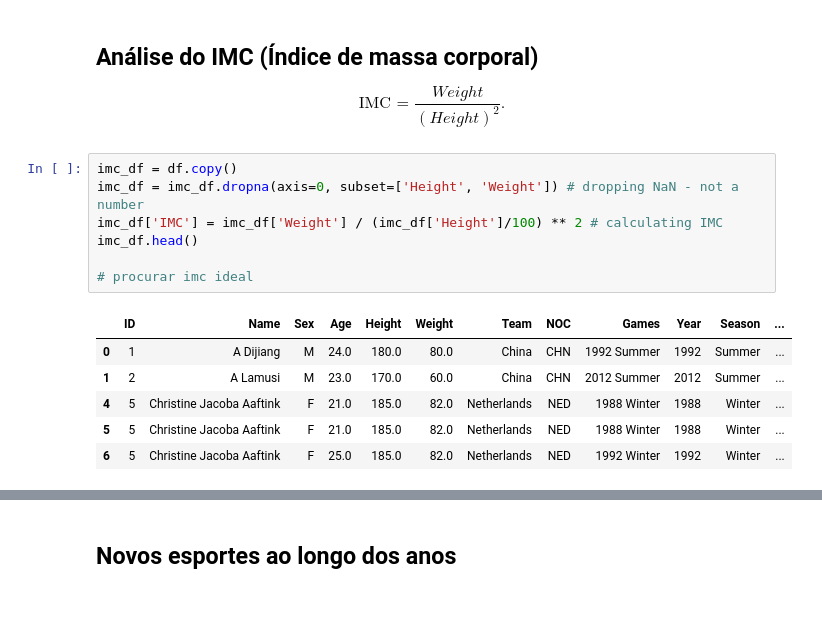
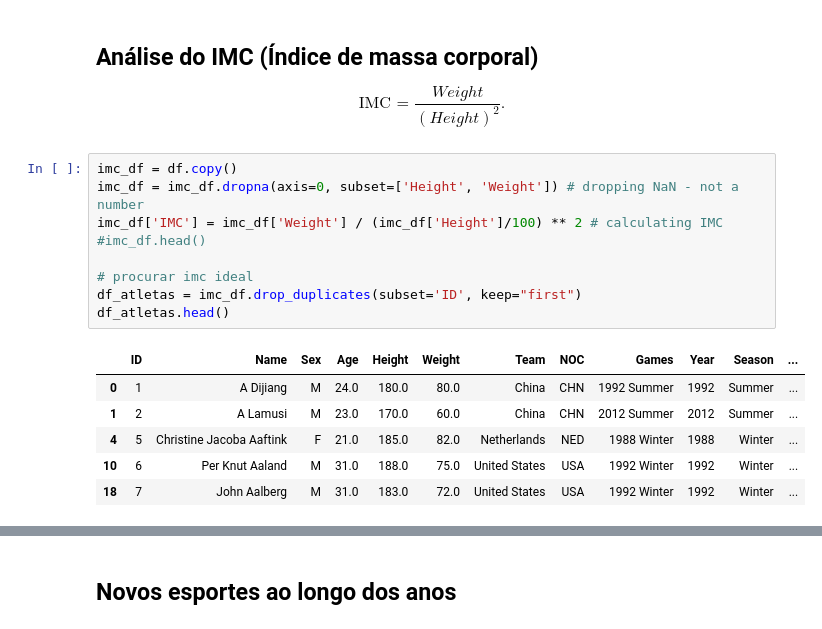
Before and after one commit to thalissonfelipe/mineracao, a Jupyter notebook: Relatorio.ipynb, the cells around one changed output, grey strips where cells are left out. Saved outputs shown, nothing was run; the diff lists cells and outputs as text.

```diff
--- a/Relatorio.ipynb
+++ b/Relatorio.ipynb
@@ -264,14 +271,16 @@ df_women_gold.Sport.value_counts().plot(kind='bar') # esportes com mais medalhas
 # %%
 imc_df = df.copy()
 imc_df = imc_df.dropna(axis=0, subset=['Height', 'Weight']) # dropping NaN - not a number
 imc_df['IMC'] = imc_df['Weight'] / (imc_df['Height']/100) ** 2 # calculating IMC
-imc_df.head()
+#imc_df.head()
 
 # procurar imc ideal
+df_atletas = imc_df.drop_duplicates(subset='ID', keep="first")
+df_atletas.head()
 # %% [output]
 |  | ID | Name | Sex | Age | Height | Weight | Team | NOC | Games | Year | Season | ... |
 | 0 | 1 | A Dijiang | M | 24.0 | 180.0 | 80.0 | China | CHN | 1992 Summer | 1992 | Summer | ... |
 | 1 | 2 | A Lamusi | M | 23.0 | 170.0 | 60.0 | China | CHN | 2012 Summer | 2012 | Summer | ... |
 | 4 | 5 | Christine Jacoba Aaftink | F | 21.0 | 185.0 | 82.0 | Netherlands | NED | 1988 Winter | 1988 | Winter | ... |
-| 5 | 5 | Christine Jacoba Aaftink | F | 21.0 | 185.0 | 82.0 | Netherlands | NED | 1988 Winter | 1988 | Winter | ... |
-| 6 | 5 | Christine Jacoba Aaftink | F | 25.0 | 185.0 | 82.0 | Netherlands | NED | 1992 Winter | 1992 | Winter | ... |
+| 10 | 6 | Per Knut Aaland | M | 31.0 | 188.0 | 75.0 | United States | USA | 1992 Winter | 1992 | Winter | ... |
+| 18 | 7 | John Aalberg | M | 31.0 | 183.0 | 72.0 | United States | USA | 1992 Winter | 1992 | Winter | ... |
```
Also changed, not shown: parts of 10 cells of this notebook.
